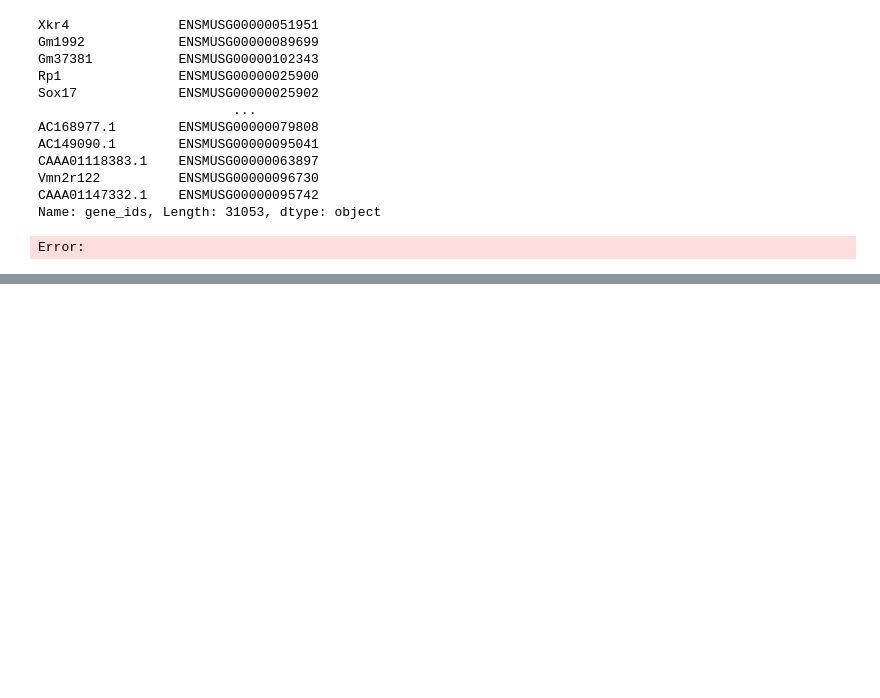
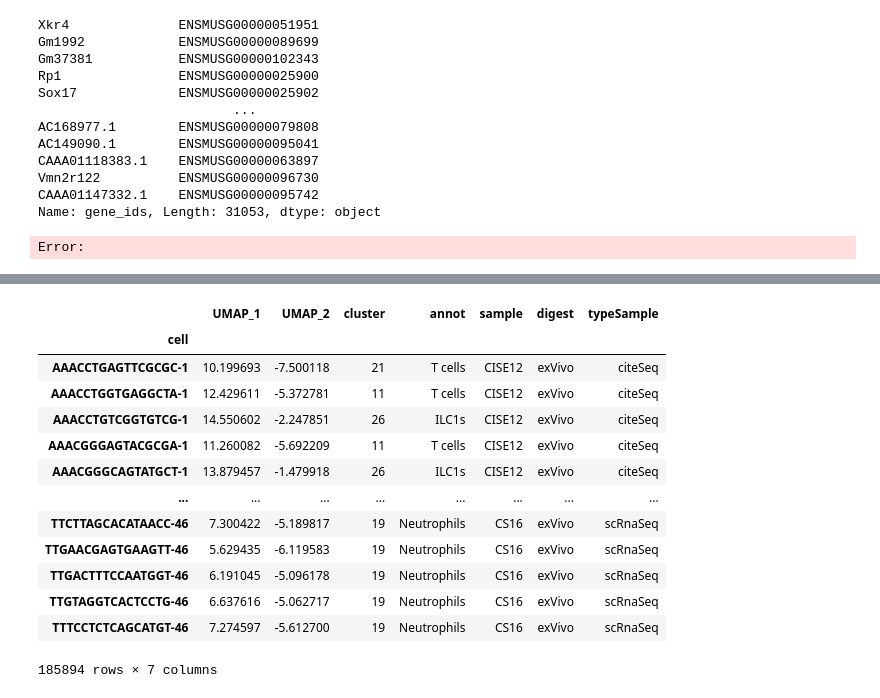
Before and after one commit to ChrisKoll/EDA-Spatial-Liver, a Jupyter notebook: py/integrate_training_data.ipynb, the cells around one changed output, grey strips where cells are left out. Drawn from its saved outputs; the diff is of its cells as text; code cells hidden in the pictures; blank space fills up the shorter version.

```diff
--- a/py/integrate_training_data.ipynb
+++ b/py/integrate_training_data.ipynb
@@ -40,0 +81,18 @@ Error:
+# %%
+obs = obs.set_index("cell")
+obs
+# %% [output]
+|  | UMAP_1 | UMAP_2 | cluster | annot | sample | digest | typeSample |
+| cell |  |  |  |  |  |  |  |
+| AAACCTGAGTTCGCGC-1 | 10.199693 | -7.500118 | 21 | T cells | CISE12 | exVivo | citeSeq |
+| AAACCTGGTGAGGCTA-1 | 12.429611 | -5.372781 | 11 | T cells | CISE12 | exVivo | citeSeq |
+| AAACCTGTCGGTGTCG-1 | 14.550602 | -2.247851 | 26 | ILC1s | CISE12 | exVivo | citeSeq |
+| AAACGGGAGTACGCGA-1 | 11.260082 | -5.692209 | 11 | T cells | CISE12 | exVivo | citeSeq |
+| AAACGGGCAGTATGCT-1 | 13.879457 | -1.479918 | 26 | ILC1s | CISE12 | exVivo | citeSeq |
+| ... | ... | ... | ... | ... | ... | ... | ... |
+| TTCTTAGCACATAACC-46 | 7.300422 | -5.189817 | 19 | Neutrophils | CS16 | exVivo | scRnaSeq |
+| TTGAACGAGTGAAGTT-46 | 5.629435 | -6.119583 | 19 | Neutrophils | CS16 | exVivo | scRnaSeq |
+| TTGACTTTCCAATGGT-46 | 6.191045 | -5.096178 | 19 | Neutrophils | CS16 | exVivo | scRnaSeq |
+| TTGTAGGTCACTCCTG-46 | 6.637616 | -5.062717 | 19 | Neutrophils | CS16 | exVivo | scRnaSeq |
+| TTTCCTCTCAGCATGT-46 | 7.274597 | -5.612700 | 19 | Neutrophils | CS16 | exVivo | scRnaSeq |
+185894 rows × 7 columns
```
Also changed, not shown: parts of 12 cells of this notebook, 1 other file.
